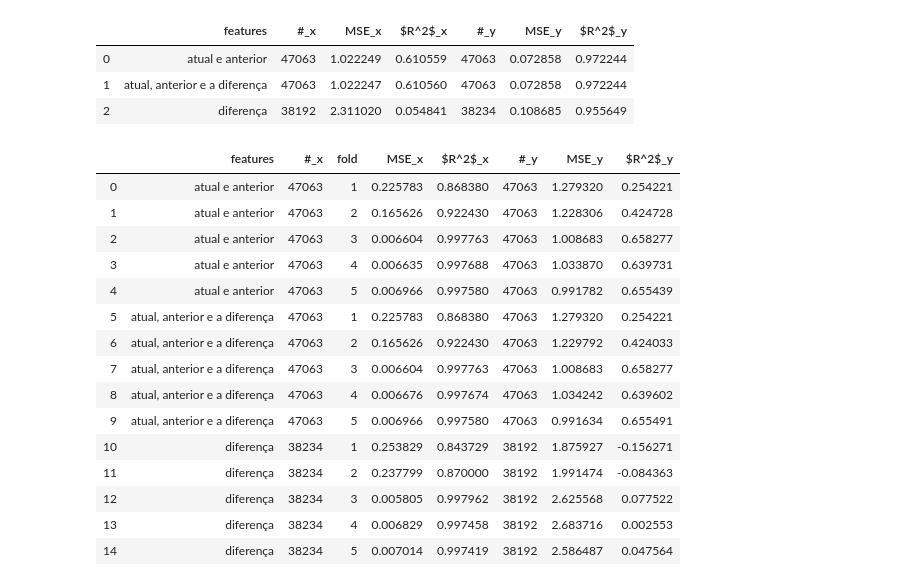
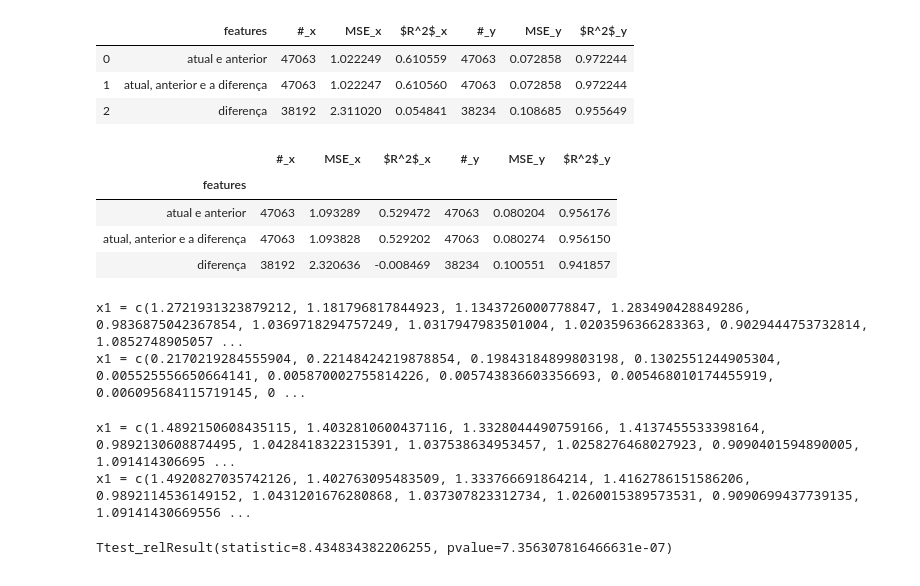
Before and after one commit to analuizatrz/wiki-experiments, a Jupyter notebook: regression-experiment.ipynb, the cells around one changed output. Drawn from its saved outputs; the diff is of its cells as text; code cells hidden in the pictures.

Commit message:
only actual columns

```diff
--- a/regression-experiment.ipynb
+++ b/regression-experiment.ipynb
@@ -29,7 +29,7 @@ def train_test_split_03(X, y):
 
 def kfold_split_5(X, y):
     result = []
-    for train_index, test_index in KFold(n_splits=5).split(X):
+    for train_index, test_index in KFold(n_splits=10).split(X):
         X_train, X_test = X.iloc[train_index], X.iloc[test_index]
         y_train, y_test = y.iloc[train_index], y.iloc[test_index]
         result.append((X_train, X_test, y_train, y_test))
@@ -61,7 +61,7 @@ def run_evaluation_with_Kfolds_without_duplicates(method_evaluator, dataset, fea
 # %%
 # Playground
 def run_all_regressions(run_data_process, method_evaluator, dataset, feature_columns_set):
-    result = pd.DataFrame(columns = ["features", "#", "fold", "MSE", "$R^2$"])
+    result = pd.DataFrame(columns = ["features", "fold", "#", "MSE", "$R^2$"])
     print(f"número de instâncias total: {len(dataset)}")
 
     for feature_set_name, feature_columns in feature_columns_set:
@@ -184,22 +186,47 @@ evaluatio_wo_class_wo_duplicates.merge(evaluatio_past_class_wo_duplicates, left_
 | 1 | atual, anterior e a diferença | 47063 | 1.022247 | 0.610560 | 47063 | 0.072858 | 0.972244 |
 | 2 | diferença | 38192 | 2.311020 | 0.054841 | 38234 | 0.108685 | 0.955649 |
 # %%
-#evaluatio_past_class_wo_duplicates_cvk5.merge(evaluatio_wo_past_class_wo_duplicates_cvk5, left_on='features', right_on='features')
-pd.merge(evaluatio_past_class_wo_duplicates_cvk5, evaluatio_wo_past_class_wo_duplicates_cvk5, on=['features', 'fold'])
+cvk5 = evaluatio_wo_past_class_wo_duplicates_cvk5.merge(evaluatio_past_class_wo_duplicates_cvk5, left_on=['features','fold'], right_on=['features','fold'])
+cvk5['#_x'] = cvk5['#_x'].astype('int')
+cvk5['#_y'] = cvk5['#_y'].astype('int')
+cvk5.groupby('features').mean()
+#pd.merge(evaluatio_past_class_wo_duplicates_cvk5, evaluatio_wo_past_class_wo_duplicates_cvk5, on=['features', 'fold'])
 # %% [output]
-|  | features | #_x | fold | MSE_x | $R^2$_x | #_y | MSE_y | $R^2$_y |
-| 0 | atual e anterior | 47063 | 1 | 0.225783 | 0.868380 | 47063 | 1.279320 | 0.254221 |
-| 1 | atual e anterior | 47063 | 2 | 0.165626 | 0.922430 | 47063 | 1.228306 | 0.424728 |
-| 2 | atual e anterior | 47063 | 3 | 0.006604 | 0.997763 | 47063 | 1.008683 | 0.658277 |
-| 3 | atual e anterior | 47063 | 4 | 0.006635 | 0.997688 | 47063 | 1.033870 | 0.639731 |
-| 4 | atual e anterior | 47063 | 5 | 0.006966 | 0.997580 | 47063 | 0.991782 | 0.655439 |
-| 5 | atual, anterior e a diferença | 47063 | 1 | 0.225783 | 0.868380 | 47063 | 1.279320 | 0.254221 |
-| 6 | atual, anterior e a diferença | 47063 | 2 | 0.165626 | 0.922430 | 47063 | 1.229792 | 0.424033 |
-| 7 | atual, anterior e a diferença | 47063 | 3 | 0.006604 | 0.997763 | 47063 | 1.008683 | 0.658277 |
-| 8 | atual, anterior e a diferença | 47063 | 4 | 0.006676 | 0.997674 | 47063 | 1.034242 | 0.639602 |
-| 9 | atual, anterior e a diferença | 47063 | 5 | 0.006966 | 0.997580 | 47063 | 0.991634 | 0.655491 |
-| 10 | diferença | 38234 | 1 | 0.253829 | 0.843729 | 38192 | 1.875927 | -0.156271 |
-| 11 | diferença | 38234 | 2 | 0.237799 | 0.870000 | 38192 | 1.991474 | -0.084363 |
-| 12 | diferença | 38234 | 3 | 0.005805 | 0.997962 | 38192 | 2.625568 | 0.077522 |
-| 13 | diferença | 38234 | 4 | 0.006829 | 0.997458 | 38192 | 2.683716 | 0.002553 |
-| 14 | diferença | 38234 | 5 | 0.007014 | 0.997419 | 38192 | 2.586487 | 0.047564 |
+|  | #_x | MSE_x | $R^2$_x | #_y | MSE_y | $R^2$_y |
+| features |  |  |  |  |  |  |
+| atual e anterior | 47063 | 1.093289 | 0.529472 | 47063 | 0.080204 | 0.956176 |
+| atual, anterior e a diferença | 47063 | 1.093828 | 0.529202 | 47063 | 0.080274 | 0.956150 |
+| diferença | 38192 | 2.320636 | -0.008469 | 38234 | 0.100551 | 0.941857 |
+# %%
+def r_list(list):
+    return f"x1 = c({list})".replace('[','').replace(']','')
+
+def print_r(list):
+    print(r_list(list))
+
+
+a = list(cvk5['MSE_x'])
+b = list(cvk5['MSE_y'])
+print_r(a)
+print_r(b)
+# %% [output]
+x1 = c(1.2721931323879212, 1.181796817844923, 1.1343726000778847, 1.283490428849286, 0.9836875042367854, 1.0369718294757249, 1.0317947983501004, 1.0203596366283363, 0.9029444753732814, 1.0852748905057 ...
+x1 = c(0.2170219284555904, 0.22148424219878854, 0.19843184899803198, 0.1302551244905304, 0.005525556650664141, 0.005870002755814226, 0.005743836603356693, 0.005468010174455919, 0.006095684115719145, 0 ...
+# %%
+cvk5_1 = cvk5[cvk5['features'] == 'atual e anterior']
+cvk5_2 = cvk5[cvk5['features'] == 'atual, anterior e a diferença']
+a = list(cvk5_1['MSE_x']+cvk5_1['MSE_y'])
+b = list(cvk5_2['MSE_x']+cvk5_2['MSE_y'])
+print_r(a)
+print_r(b)
+# %% [output]
+x1 = c(1.4892150608435115, 1.4032810600437116, 1.3328044490759166, 1.4137455533398164, 0.9892130608874495, 1.0428418322315391, 1.037538634953457, 1.0258276468027923, 0.9090401594890005, 1.091414306695 ...
+x1 = c(1.4920827035742126, 1.402763095483509, 1.333766691864214, 1.4162786151586206, 0.9892114536149152, 1.0431201676280868, 1.037307823312734, 1.0260015389573531, 0.9090699437739135, 1.09141430669556 ...
+# %%
+from scipy import stats
+x1 = [1.279320, 1.228306, 1.008683, 1.033870, 0.991782, 1.279320, 1.229792, 1.008683, 1.034242, 0.991634, 1.875927, 1.991474, 2.625568, 2.683716, 2.586487]
+x2 = [0.225783, 0.165626, 0.006604, 0.006635, 0.006966, 0.225783, 0.165626, 0.006604, 0.006676, 0.006966, 0.253829, 0.237799, 0.005805, 0.006829, 0.007014]
+
+stats.ttest_rel(x1,x2)
+# %% [output]
+Ttest_relResult(statistic=8.434834382206255, pvalue=7.356307816466631e-07)
```
Also changed, not shown: parts of 3 cells of this notebook, 3 other files.
